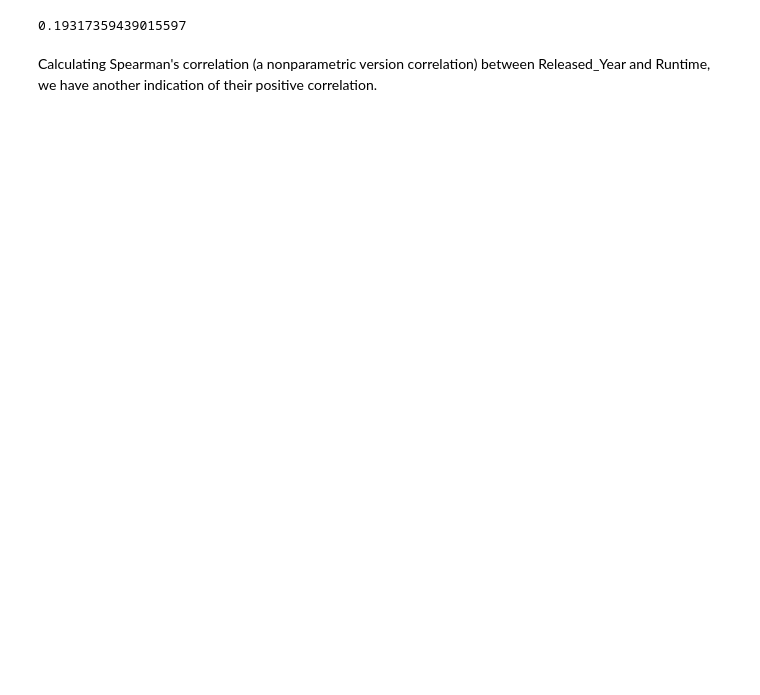
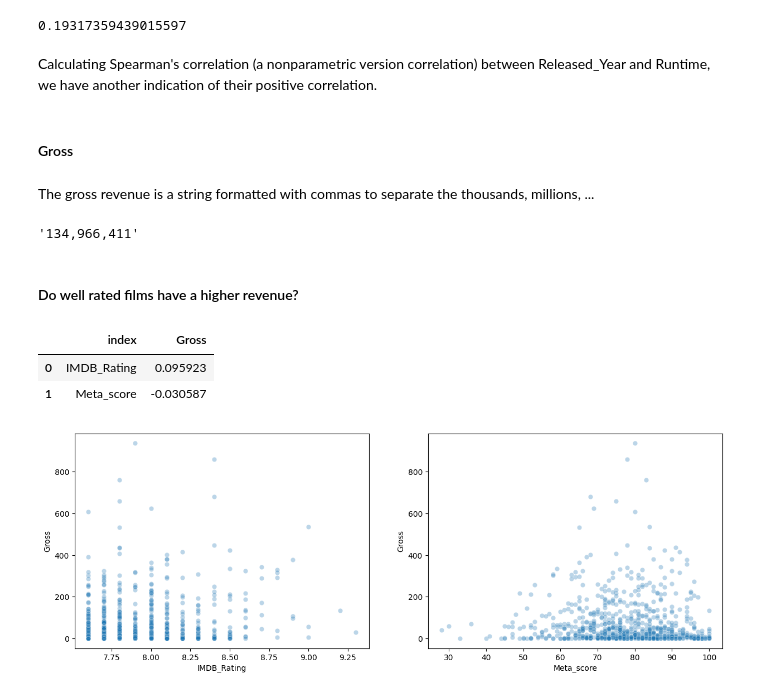
Before and after one commit to vitormarquesr/imdb_top_movies_eda, a Jupyter notebook: imdb-movies-eda.ipynb, the cells around one changed output. Drawn from its saved outputs; the diff is of its cells as text; code cells hidden in the pictures; blank space fills up the shorter version.

Commit message:
+ Gross and Meta_score vs IMDB_Rating - V7 Kaggle

```diff
--- a/imdb-movies-eda.ipynb
+++ b/imdb-movies-eda.ipynb
@@ -243,3 +204,27 @@ movie[['Released_Year', 'Runtime']].corr(method='spearman').iloc[0,1]
 0.19317359439015597
 # %% [markdown]
 Calculating Spearman's correlation (a nonparametric version correlation) between Released_Year and Runtime, we have another indication of their positive correlation.
+# %% [markdown]
+#### Gross
+# %% [markdown]
+The gross revenue is a string formatted with commas to separate the thousands, millions, ...
+# %%
+movie['Gross'][1]
+# %% [output]
+'134,966,411'
+# %%
+movie['Gross'] = movie['Gross'].map(lambda x: float(x.replace(',', ''))/10**6 if not pd.isna(x) else np.nan)
+# %% [markdown]
+#### Do well rated films have a higher revenue?
+# %%
+fig = plt.figure(figsize=(15, 5))
+ax1, ax2 = fig.subplots(1,2)
+sns.scatterplot(y="Gross", x="IMDB_Rating", data=movie, ax=ax1, alpha=0.3)
+sns.scatterplot(y="Gross", x="Meta_score", data=movie, ax=ax2, alpha=0.3)
+
+movie[['IMDB_Rating', 'Meta_score', 'Gross']].corr().iloc[:2,2].reset_index()
+# %% [output]
+|  | index | Gross |
+| 0 | IMDB_Rating | 0.095923 |
+| 1 | Meta_score | -0.030587 |
+[figure, added]
```
Also changed, not shown: parts of 37 cells of this notebook.
